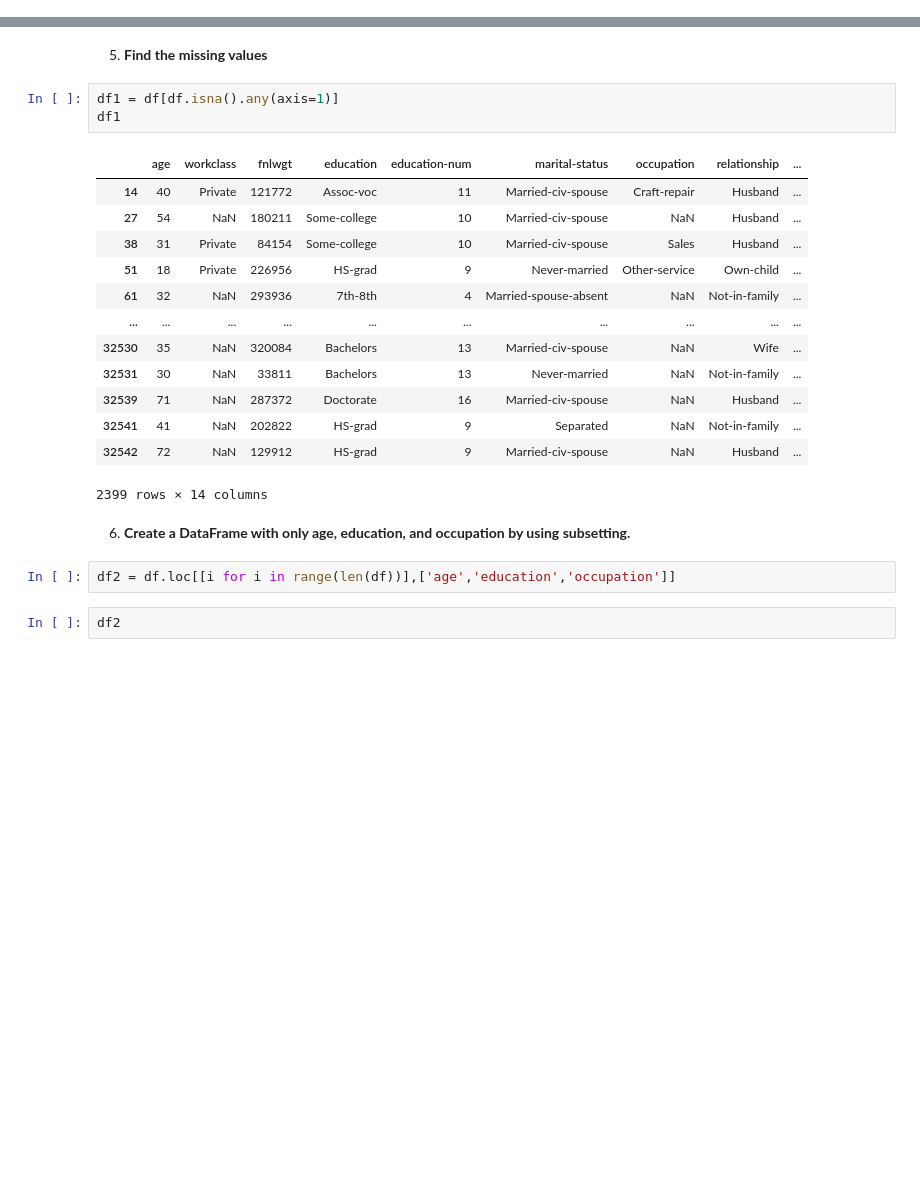
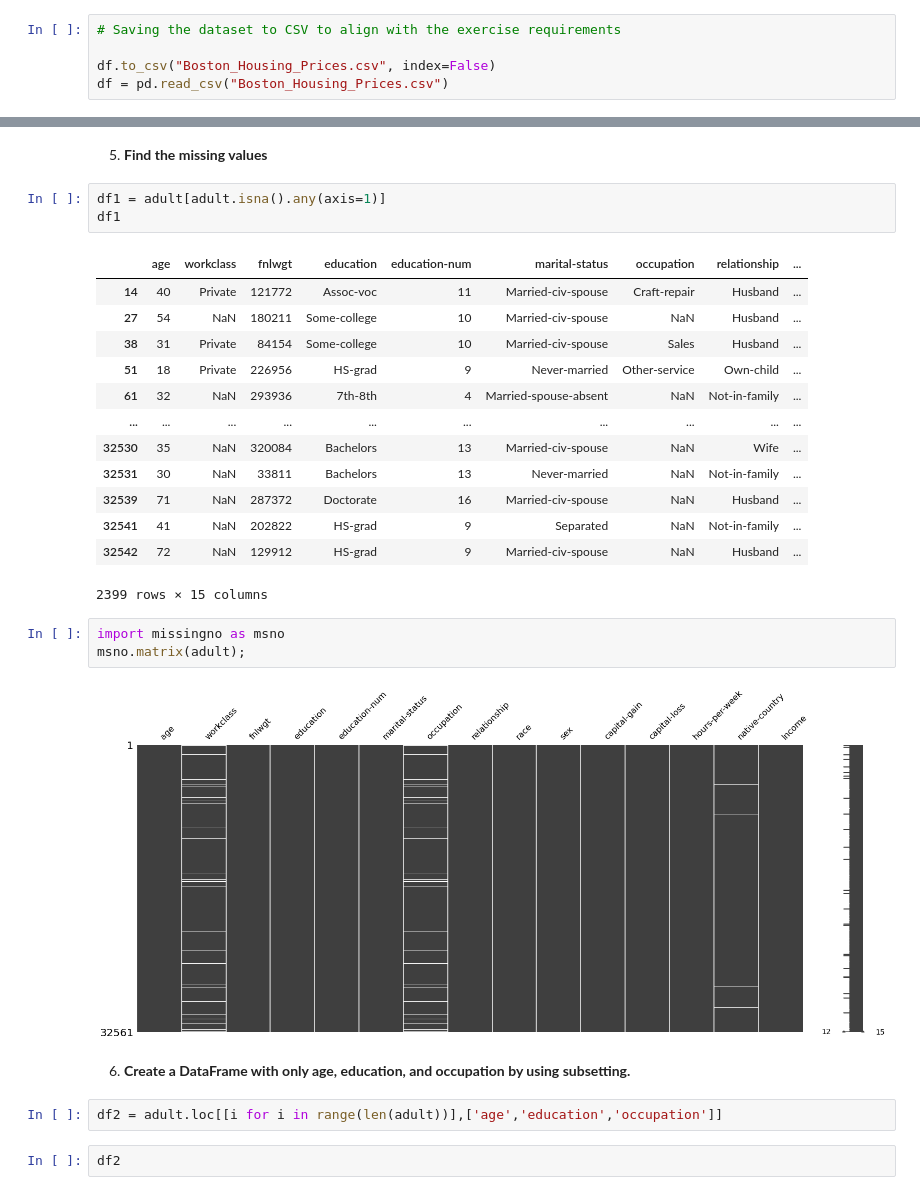
Before and after one commit to MichaelHotaling/DSC-Classes, a Jupyter notebook: DSC540/Week 3 & 4/Weeks 3&4 Assignment.ipynb, the cells around one changed output, grey strips where cells are left out. Drawn from its saved outputs; the diff is of its cells as text; blank space fills up the shorter version.

```diff
--- a/DSC540/Week 3 & 4/Weeks 3&4 Assignment.ipynb
+++ b/DSC540/Week 3 & 4/Weeks 3&4 Assignment.ipynb
@@ -17,3 +56,8 @@ df.columns = df.columns.str.upper()
+# %%
+# Saving the dataset to CSV to align with the exercise requirements
+
+df.to_csv("Boston_Housing_Prices.csv", index=False)
+df = pd.read_csv("Boston_Housing_Prices.csv")
 # %% [markdown]
 3. **Check the first 10 records. Find the total number of records**
 # %%
@@ -209,7 +325,7 @@ df.head()
 # %% [markdown]
 5. **Find the missing values**
 # %%
-df1 = df[df.isna().any(axis=1)]
+df1 = adult[adult.isna().any(axis=1)]
 df1
 # %% [output]
 |  | age | workclass | fnlwgt | education | education-num | marital-status | occupation | relationship | ... |
@@ -224,11 +340,16 @@ df1
 | 32539 | 71 | NaN | 287372 | Doctorate | 16 | Married-civ-spouse | NaN | Husband | ... |
 | 32541 | 41 | NaN | 202822 | HS-grad | 9 | Separated | NaN | Not-in-family | ... |
 | 32542 | 72 | NaN | 129912 | HS-grad | 9 | Married-civ-spouse | NaN | Husband | ... |
-2399 rows × 14 columns
+2399 rows × 15 columns
+# %%
+import missingno as msno
+msno.matrix(adult);
+# %% [output]
+[figure, added]
 # %% [markdown]
 6. **Create a DataFrame with only age, education, and occupation by using subsetting.**
 # %%
-df2 = df.loc[[i for i in range(len(df))],['age','education','occupation']]
+df2 = adult.loc[[i for i in range(len(adult))],['age','education','occupation']]
 # %%
 df2
 # %% [output]
```
Also changed, not shown: parts of 40 cells of this notebook.
